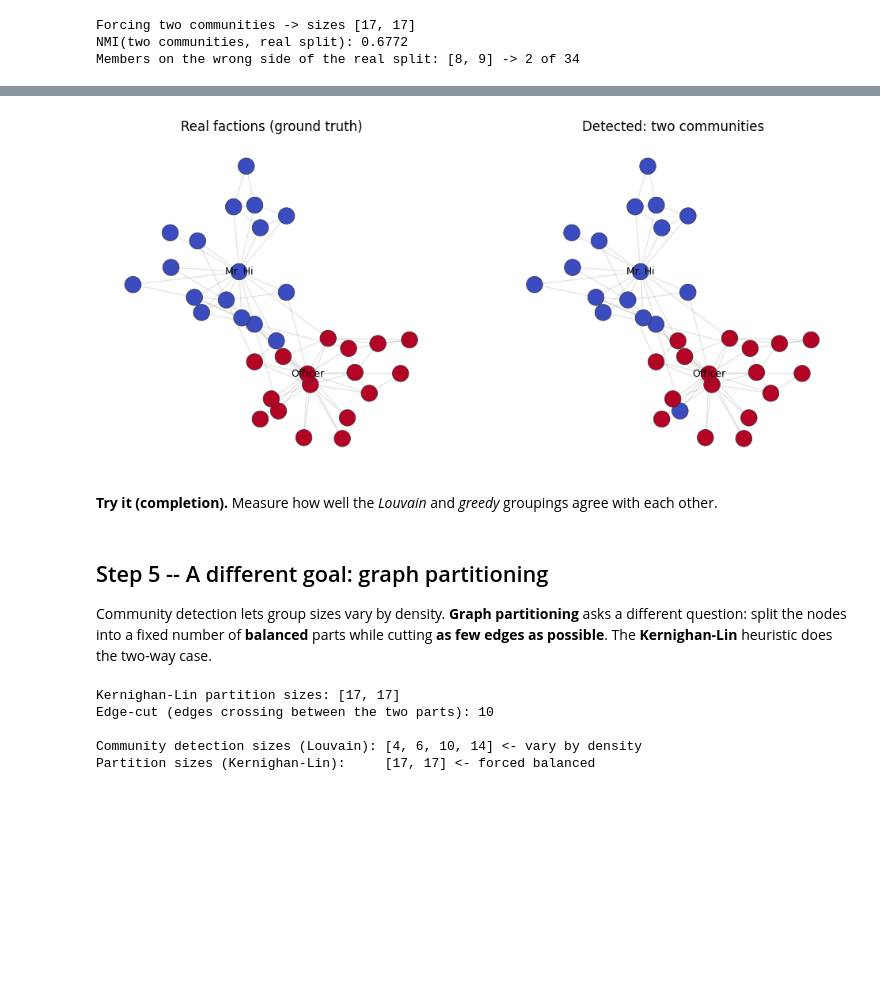
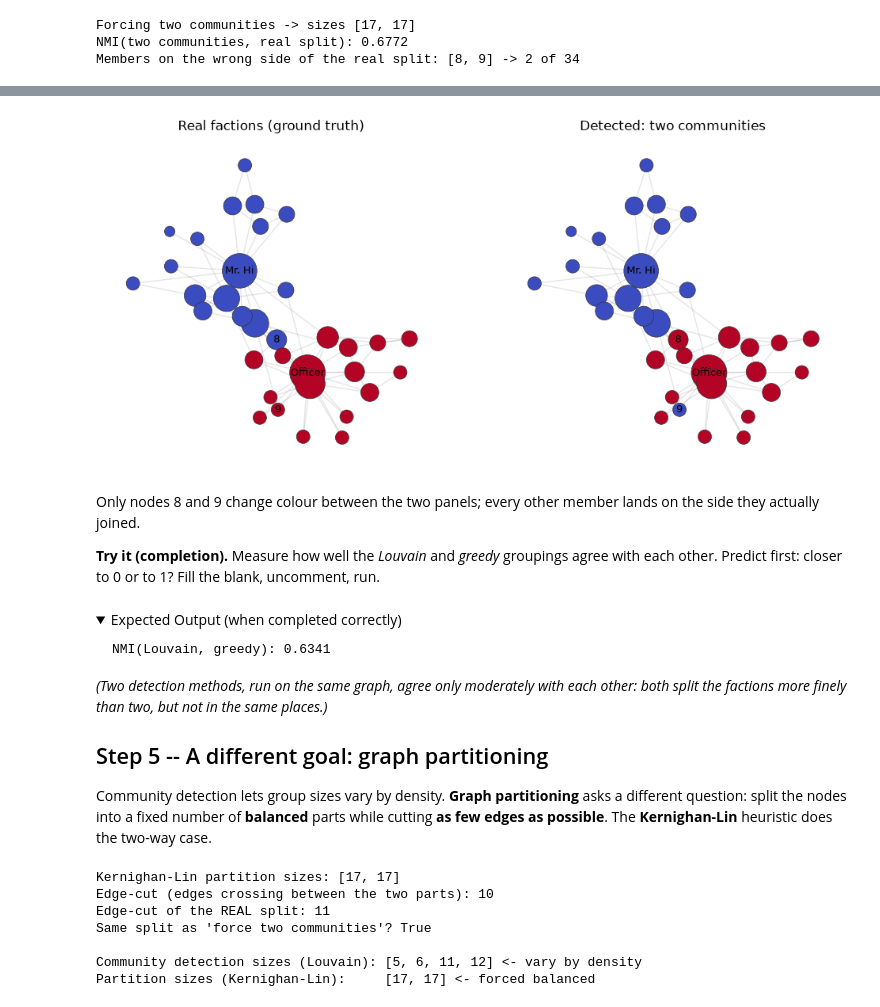
Before and after one commit to devomh/cdat4001-2026, a Jupyter notebook: u07_social_networks/l26_lab_community_detection.ipynb, the cells around one changed output, grey strips where cells are left out. Saved outputs shown, nothing was run; the diff lists cells and outputs as text; code cells hidden in the pictures; folded sections open; blank space fills up the shorter version.

```diff
--- a/u07_social_networks/l26_lab_community_detection.ipynb
+++ b/u07_social_networks/l26_lab_community_detection.ipynb
@@ -26,7 +34,6 @@ Note: you may need to restart the kernel to use updated packages.
 # %%
 # Setup cell 2 of 2: imports + load the built-in graph. Safe to re-run.
 import numpy as np
-import pandas as pd
 import networkx as nx
 from networkx.algorithms import community as nxcom
 from sklearn.metrics import normalized_mutual_info_score
@@ -34,7 +41,9 @@ from collections import Counter
 import matplotlib.pyplot as plt
 
 G = nx.karate_club_graph()
-pos = nx.spring_layout(G, seed=42)   # same layout as L25
+pos = nx.spring_layout(G, seed=42)   # same layout as the L25 lab
+deg = dict(G.degree())
+big_first = sorted(G.nodes(), key=lambda n: -deg[n])   # draw hubs first, small nodes on top
 print("Karate Club:", G.number_of_nodes(), "nodes,", G.number_of_edges(), "edges.")
 # %% [output]
 Karate Club: 34 nodes, 78 edges.
@@ -114,8 +171,11 @@ ground truth. **Louvain** maximizes modularity and chooses the number of communi
 # %%
-louvain = nxcom.louvain_communities(G, seed=42)
-print("Louvain found", len(louvain), "communities; Q =", round(nxcom.modularity(G, louvain), 4))
-print("Community sizes:", sorted(len(c) for c in louvain))
+louvain = nxcom.louvain_communities(G, seed=0, weight=None)
+print("Louvain found", len(louvain), "communities; Q =", round(nxcom.modularity(G, louvain, weight=None), 4))
+for c in sorted(louvain, key=len):
+    hi = sum(1 for n in c if truth[n] == 0)
+    print(f"  {len(c):2d} members: {hi:2d} from Mr. Hi's faction, {len(c) - hi:2d} from the Officer's")
 
-greedy = list(nxcom.greedy_modularity_communities(G))
-print("Greedy modularity found", len(greedy), "communities; Q =", round(nxcom.modularity(G, greedy), 4))
+greedy = list(nxcom.greedy_modularity_communities(G, weight=None))
+print("Greedy modularity found", len(greedy), "communities; Q =",
+      round(nxcom.modularity(G, greedy, weight=None), 4))
 # %% [output]
@@ -178,7 +258,8 @@ NMI(Louvain 4-community, real 2-faction split): 0.5942
 A moderate `0.59`: Louvain recovered the factions but then subdivided them, which costs agreement. So let
 us ask for **exactly two** communities and compare again.
 # %%
-two = list(nxcom.greedy_modularity_communities(G, cutoff=2, best_n=2))
+two = list(nxcom.greedy_modularity_communities(G, weight=None, cutoff=2, best_n=2))
+two = sorted(two, key=lambda c: 0 not in c)          # the group holding node 0 first
 two_label = {n: cid for cid, c in enumerate(two) for n in c}
 two_labels = [two_label[n] for n in nodes]
 print("Forcing two communities -> sizes", sorted(len(c) for c in two))
@@ -209,16 +329,24 @@ nearly predicted the split. Let us see the detected two against the truth.
 # %%
 fig, axes = plt.subplots(1, 2, figsize=(12, 5.4))
 for ax, labels, title in [(axes[0], truth_labels, "Real factions (ground truth)"),
                           (axes[1], two_labels, "Detected: two communities")]:
     nx.draw_networkx_edges(G, pos, alpha=0.25, edge_color="#999999", ax=ax)
-    nx.draw_networkx_nodes(G, pos, node_color=labels, cmap=plt.get_cmap("coolwarm"),
-                           node_size=220, edgecolors="#333333", linewidths=0.5, ax=ax)
-    nx.draw_networkx_labels(G, pos, labels={0: "Mr. Hi", 33: "Officer"}, font_size=9, ax=ax)
-    ax.set_title(title); ax.axis("off")
+    nx.draw_networkx_nodes(G, pos, nodelist=big_first, node_color=[labels[n] for n in big_first],
+                           cmap=plt.get_cmap("coolwarm"), vmin=0, vmax=1,
+                           node_size=[30 + 60 * deg[n] for n in big_first],
+                           edgecolors="#333333", linewidths=0.5, ax=ax)
+    nx.draw_networkx_labels(G, pos, labels={0: "Mr. Hi", 33: "Officer", 8: "8", 9: "9"},
+                            font_size=9, ax=ax)
+    ax.set_title(title)
+    ax.axis("off")
 plt.show()
 # %% [output]
-[figure, old version]
+[figure, new version]
 # %% [markdown]
+Only nodes 8 and 9 change colour between the two panels; every other member lands on the side they
+actually joined.
+
 **Try it (completion).** Measure how well the *Louvain* and *greedy* groupings agree with each other.
+Predict first: closer to 0 or to 1? Fill the blank, uncomment, run.
 # %%
 # Completion: build greedy labels and compute NMI between Louvain and greedy.
@@ -226,24 +354,39 @@ plt.show()
 # print("NMI(Louvain, greedy):",
 #       round(normalized_mutual_info_score(lou_labels, [gre_label[n] for n in nodes]), 4))
 # %% [markdown]
+<details><summary>Expected Output (when completed correctly)</summary>
+
+~~~text
+NMI(Louvain, greedy): 0.6341
+~~~
+
+*(Two detection methods, run on the same graph, agree only moderately with each other: both split the
+factions more finely than two, but not in the same places.)*
+</details>
+
 ## Step 5 -- A different goal: graph partitioning
 
 Community detection lets group sizes vary by density. **Graph partitioning** asks a different question:
 split the nodes into a fixed number of **balanced** parts while cutting **as few edges as possible**. The
 **Kernighan-Lin** heuristic does the two-way case.
 # %%
-part0, part1 = nxcom.kernighan_lin_bisection(G, seed=42)
+part0, part1 = nxcom.kernighan_lin_bisection(G, seed=42, weight=None)
 cut = list(nx.edge_boundary(G, part0, part1))
 print("Kernighan-Lin partition sizes:", sorted([len(part0), len(part1)]))
 print("Edge-cut (edges crossing between the two parts):", len(cut))
+print("Edge-cut of the REAL split:", len(list(nx.edge_boundary(G, gt_sets[0], gt_sets[1]))))
+print("Same split as 'force two communities'?",
+      {frozenset(part0), frozenset(part1)} == {frozenset(c) for c in two})
 print()
 print("Community detection sizes (Louvain):", sorted(len(c) for c in louvain), "<- vary by density")
 print("Partition sizes (Kernighan-Lin):    ", sorted([len(part0), len(part1)]), "<- forced balanced")
 # %% [output]
 Kernighan-Lin partition sizes: [17, 17]
 Edge-cut (edges crossing between the two parts): 10
+Edge-cut of the REAL split: 11
+Same split as 'force two communities'? True
 
-Community detection sizes (Louvain): [4, 6, 10, 14] <- vary by density
+Community detection sizes (Louvain): [5, 6, 11, 12] <- vary by density
 Partition sizes (Kernighan-Lin):     [17, 17] <- forced balanced
 # %% [markdown]
 <details><summary>Expected Output</summary>
```
Also changed, not shown: parts of 31 cells of this notebook, 3 other files.
